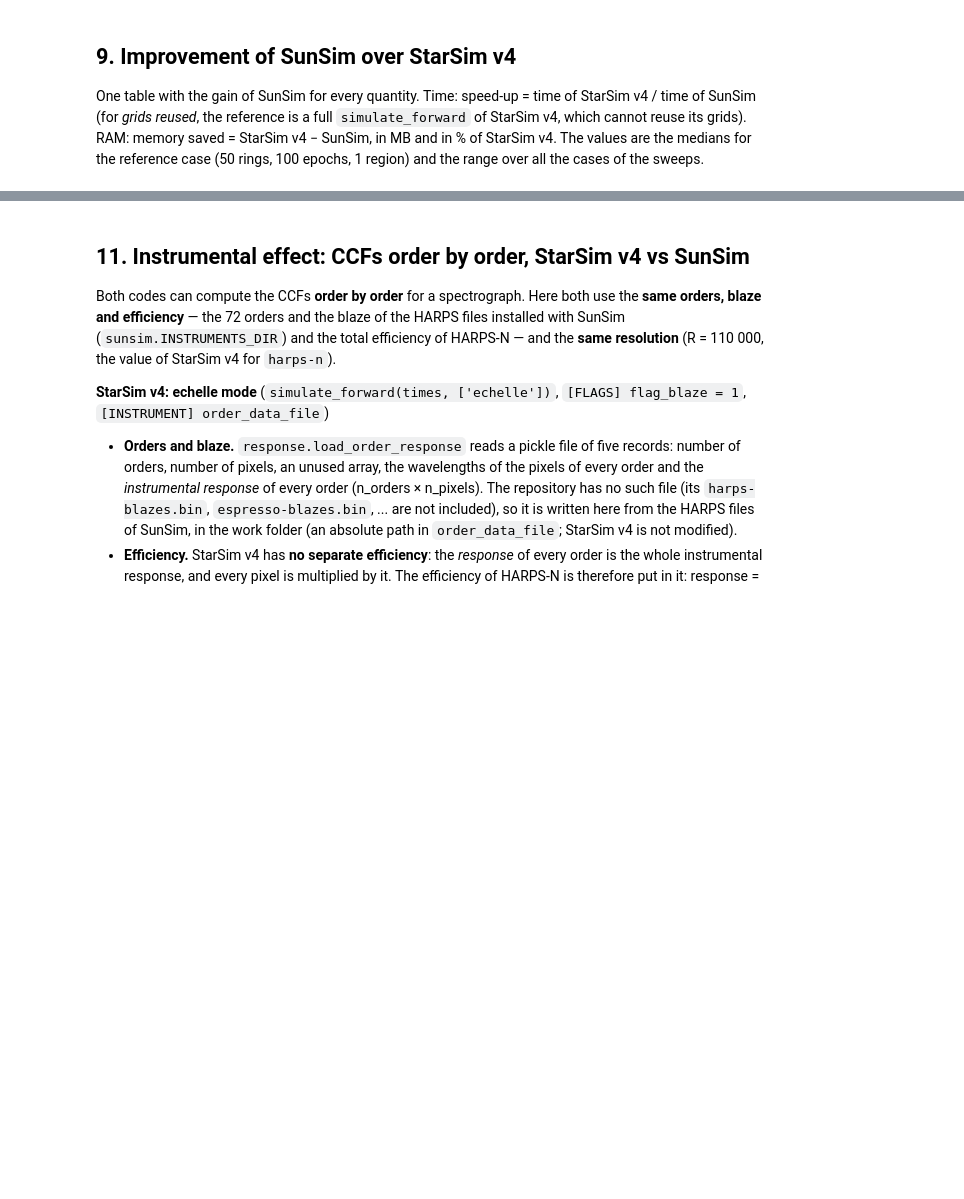
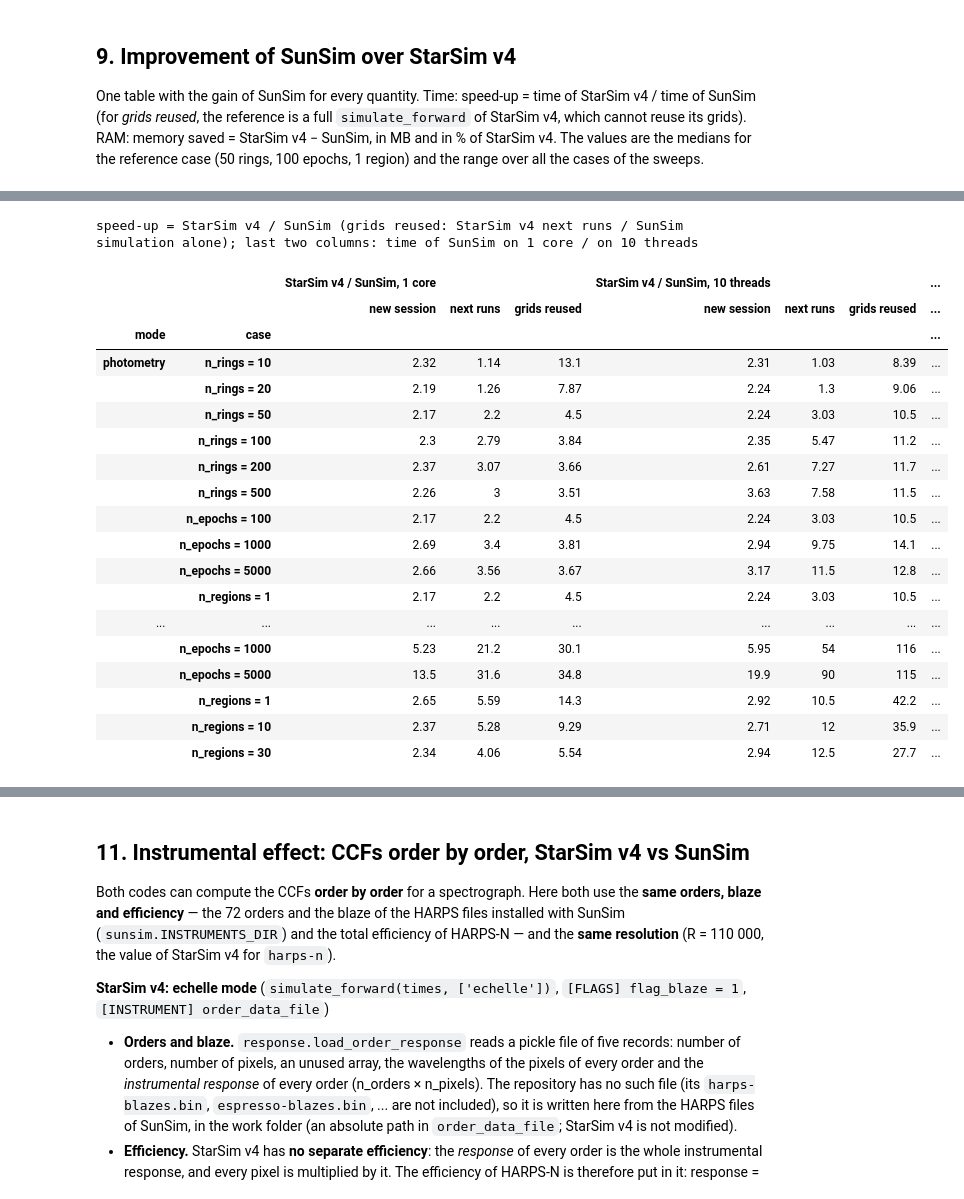
Before and after one commit to sophiestucki/sunsim, a Jupyter notebook: benchmarks/benchmark_starsim4.ipynb, the cells around one changed output, grey strips where cells are left out. Saved outputs shown, nothing was run; the diff lists cells and outputs as text; code cells hidden in the pictures; blank space fills up the shorter version.

```diff
--- a/benchmarks/benchmark_starsim4.ipynb
+++ b/benchmarks/benchmark_starsim4.ipynb
@@ -1402,0 +1460,52 @@ improvement
+# %%
+# medians as in section 4 (per_process, aggregate); 'version' = the setting
+keys_1core = ['version', 'mode', 'n_rings', 'n_epochs', 'n_regions']
+case_keys = ['n_rings', 'n_epochs', 'n_regions']
+processes_1core = pd.DataFrame([dict(per_process(r), version=r['setting']) for r in runs_1core])
+summary_1core = processes_1core.groupby(keys_1core, sort=False)[cold + ['next', 'reused']].apply(aggregate).reset_index()
+
+def setting_rows(name, mode):
+    s = summary_1core
+    return s[(s.version == name) & (s['mode'] == mode)].set_index(case_keys)
+
+rows_1core = []
+for mode in modes:
+    a, b, c = (setting_rows(name, mode) for name in settings_1core)
+    for key, values in sweeps.items():
+        for v in values:
+            ix = tuple(v if k == key else reference[k] for k in case_keys)
+            row = {'mode': mode_names[mode], 'case': '%s = %d' % (key, v)}
+            for opt, label in ((b, '1 core'), (c, '%d threads' % n_threads_all)):
+                row[('StarSim v4 / SunSim, ' + label, 'new session')] = a.loc[ix, 'new session [s]'] / opt.loc[ix, 'new session [s]']
+                row[('StarSim v4 / SunSim, ' + label, 'next runs')] = a.loc[ix, 'next runs [s]'] / opt.loc[ix, 'next runs [s]']
+                row[('StarSim v4 / SunSim, ' + label, 'grids reused')] = a.loc[ix, 'next runs [s]'] / opt.loc[ix, 'grids reused [s]']
+            for col, label in (('next runs [s]', 'next runs'), ('grids reused [s]', 'grids reused')):
+                row[('SunSim 1 core / %d threads' % n_threads_all, label)] = b.loc[ix, col] / c.loc[ix, col]
+            rows_1core.append(row)
+speedup_1core = pd.DataFrame(rows_1core).set_index(['mode', 'case'])
+speedup_1core.columns = pd.MultiIndex.from_tuples(speedup_1core.columns)
+pd.options.display.float_format = '{:.3g}'.format
+print('speed-up = StarSim v4 / SunSim (grids reused: StarSim v4 next runs / SunSim simulation alone); '
+      'last two columns: time of SunSim on 1 core / on %d threads' % n_threads_all)
+speedup_1core
+# %% [output]
+speed-up = StarSim v4 / SunSim (grids reused: StarSim v4 next runs / SunSim simulation alone); last two columns: time of SunSim on 1 core / on 10 threads
+|  |  | StarSim v4 / SunSim, 1 core |  |  | StarSim v4 / SunSim, 10 threads |  |  | ... |
+|  |  | new session | next runs | grids reused | new session | next runs | grids reused | ... |
+| mode | case |  |  |  |  |  |  | ... |
+| photometry | n_rings = 10 | 2.32 | 1.14 | 13.1 | 2.31 | 1.03 | 8.39 | ... |
+|  | n_rings = 20 | 2.19 | 1.26 | 7.87 | 2.24 | 1.3 | 9.06 | ... |
+|  | n_rings = 50 | 2.17 | 2.2 | 4.5 | 2.24 | 3.03 | 10.5 | ... |
+|  | n_rings = 100 | 2.3 | 2.79 | 3.84 | 2.35 | 5.47 | 11.2 | ... |
+|  | n_rings = 200 | 2.37 | 3.07 | 3.66 | 2.61 | 7.27 | 11.7 | ... |
+|  | n_rings = 500 | 2.26 | 3 | 3.51 | 3.63 | 7.58 | 11.5 | ... |
+|  | n_epochs = 100 | 2.17 | 2.2 | 4.5 | 2.24 | 3.03 | 10.5 | ... |
+|  | n_epochs = 1000 | 2.69 | 3.4 | 3.81 | 2.94 | 9.75 | 14.1 | ... |
+|  | n_epochs = 5000 | 2.66 | 3.56 | 3.67 | 3.17 | 11.5 | 12.8 | ... |
+|  | n_regions = 1 | 2.17 | 2.2 | 4.5 | 2.24 | 3.03 | 10.5 | ... |
+| ... | ... | ... | ... | ... | ... | ... | ... | ... |
+|  | n_epochs = 1000 | 5.23 | 21.2 | 30.1 | 5.95 | 54 | 116 | ... |
+|  | n_epochs = 5000 | 13.5 | 31.6 | 34.8 | 19.9 | 90 | 115 | ... |
+|  | n_regions = 1 | 2.65 | 5.59 | 14.3 | 2.92 | 10.5 | 42.2 | ... |
+|  | n_regions = 10 | 2.37 | 5.28 | 9.29 | 2.71 | 12 | 35.9 | ... |
+|  | n_regions = 30 | 2.34 | 4.06 | 5.54 | 2.94 | 12.5 | 27.7 | ... |
```
Also changed, not shown: parts of 4 cells of this notebook, 4 other files.
